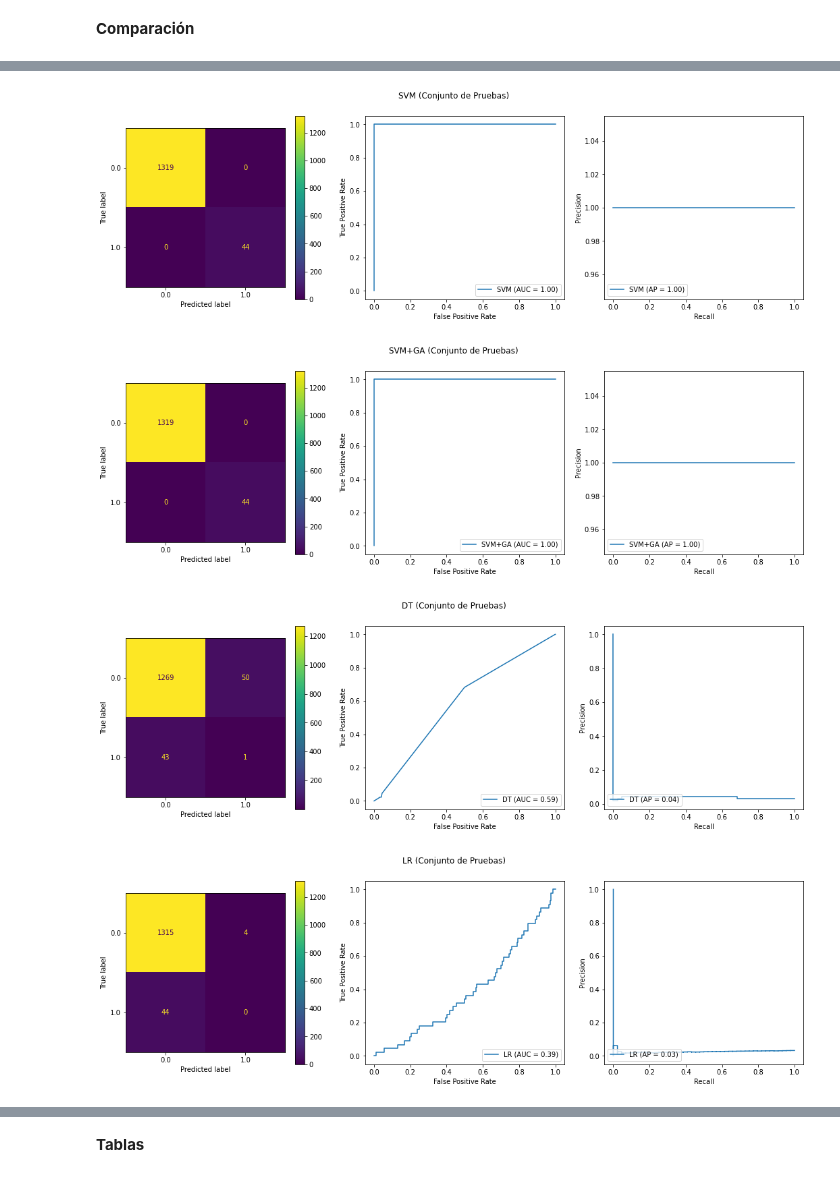
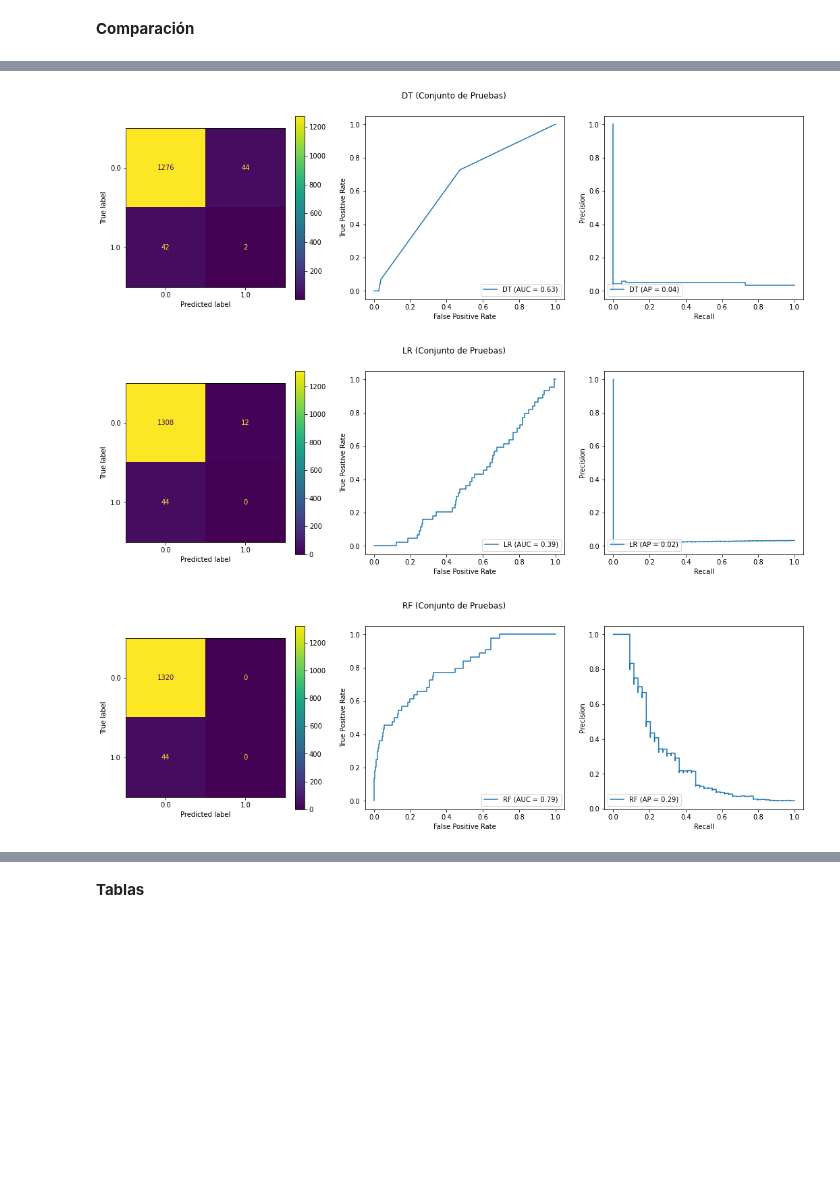
Before and after one commit to Project-ML-PUCP/BankruptcyTaiwan, a Jupyter notebook: 03. Codigo/04. Evaluation.ipynb, the cells around one changed output, grey strips where cells are left out. Saved outputs shown, nothing was run; the diff lists cells and outputs as text; code cells hidden in the pictures; blank space fills up the shorter version.

Commit message:
Actualización split notebook 04.

```diff
--- a/03. Codigo/04. Evaluation.ipynb
+++ b/03. Codigo/04. Evaluation.ipynb
@@ -268,3 +184,29 @@ def perform_data_evaluation(_models_, imputed_df, verbose=False, k_folds=5):
+# %%
+# Modelamiento de la data usando un diccionario de datasets y modelos
+def perform_data_evaluation(modelos, imputed_df):
+    # 7 metricas, usando K-Folds
+    # en model_results guardaremos los resultados por clasificador y datasets
+    model_results = OrderedDict()
+    # to show table
+    resultados = {}
+
+    # Iteramos sobre los clasificadores
+    for model_name, clf in modelos.items():
+
+        # hacemos la division del dataframe en variables y etiquetas
+        X, y = split_features_labels(imputed_df)
+
+        # Dividimos la data en test y train
+        X_train, X_test, y_train, y_test = train_test_split(X, y, \
+                    stratify = y,test_size = 0.2,random_state=1)
+
+        # actualiza resultados
+        save_and_show_resultados(model_name, clf, resultados, X_train, X_test, y_train, y_test)
+
+    # presentamos la tabla resumen
+    tabla_results = tabla_resultados(resultados)
+
+    return model_results, tabla_results
 # %%
 # Hacer ranking por cada métrica
 def perform_model_ranking_acc(models, imputers, results):
@@ -312,11 +255,11 @@ def perform_model_ranking_typeI(models, imputers, results):
 # %% [markdown]
 ## Análisis comparativo
 # %%
-svm_model.probability=True
+#svm_model.probability=True
 # models
 models_dictionary2 = OrderedDict()
-models_dictionary2['SVM'] = svm_model
-models_dictionary2['SVM+GA'] = svm_ga_model
+# models_dictionary2['SVM'] = svm_model
+# models_dictionary2['SVM+GA'] = svm_ga_model
 models_dictionary2['DT'] = dt_model
 models_dictionary2['LR'] = lr_model
 models_dictionary2['RF'] = rf_model
@@ -324,6 +267,6 @@ models_dictionary2['RF'] = rf_model
 # %% [markdown]
 **Comparación**
 # %%
-# Cross validación con 5 sets
-results, metricas = perform_data_evaluation(models_dictionary2, imputed_df, verbose=True, k_folds=5)
+# Verificamos validación para comparación
+results, metricas = perform_data_evaluation(models_dictionary2, imputed_df)
 # %% [output]
@@ -337,4 +278,3 @@ results, metricas = perform_data_evaluation(models_dictionary2, imputed_df, verb
-[figure, old version]
+[figure, new version]
-[figure, old version]
+[figure, new version]
-[figure, old version]
+[figure, new version]
-[figure, removed]
```
Also changed, not shown: parts of 7 cells of this notebook.
